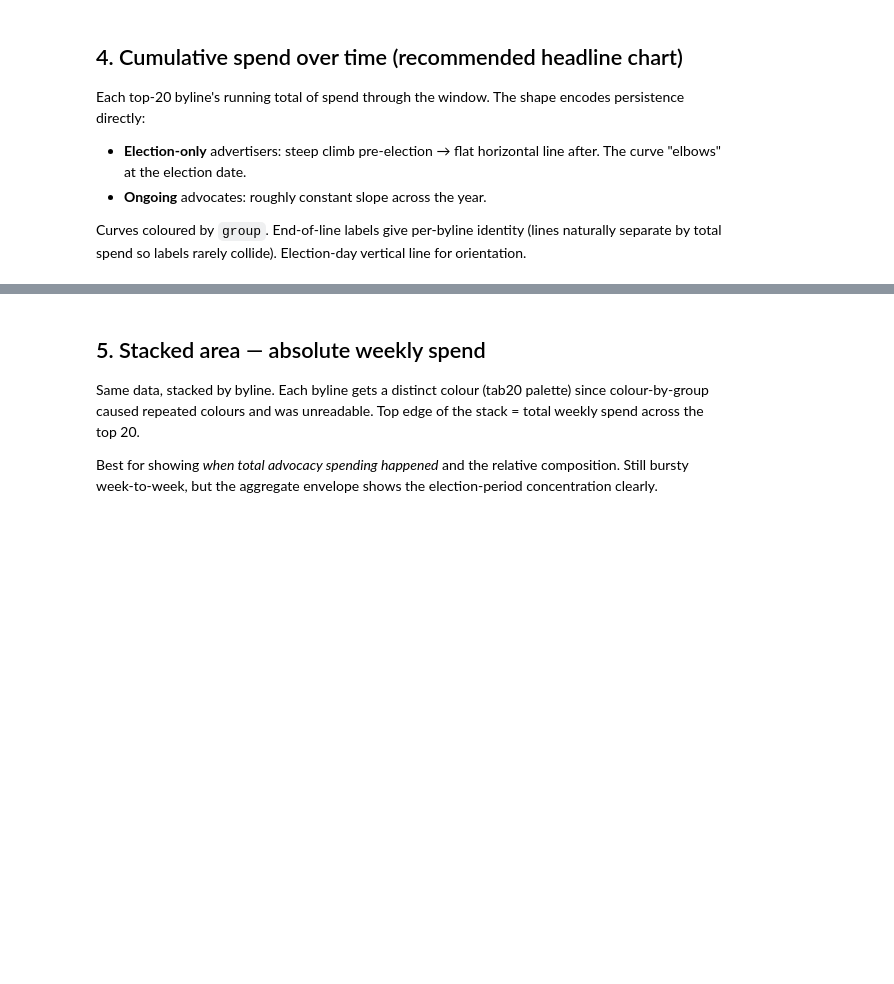
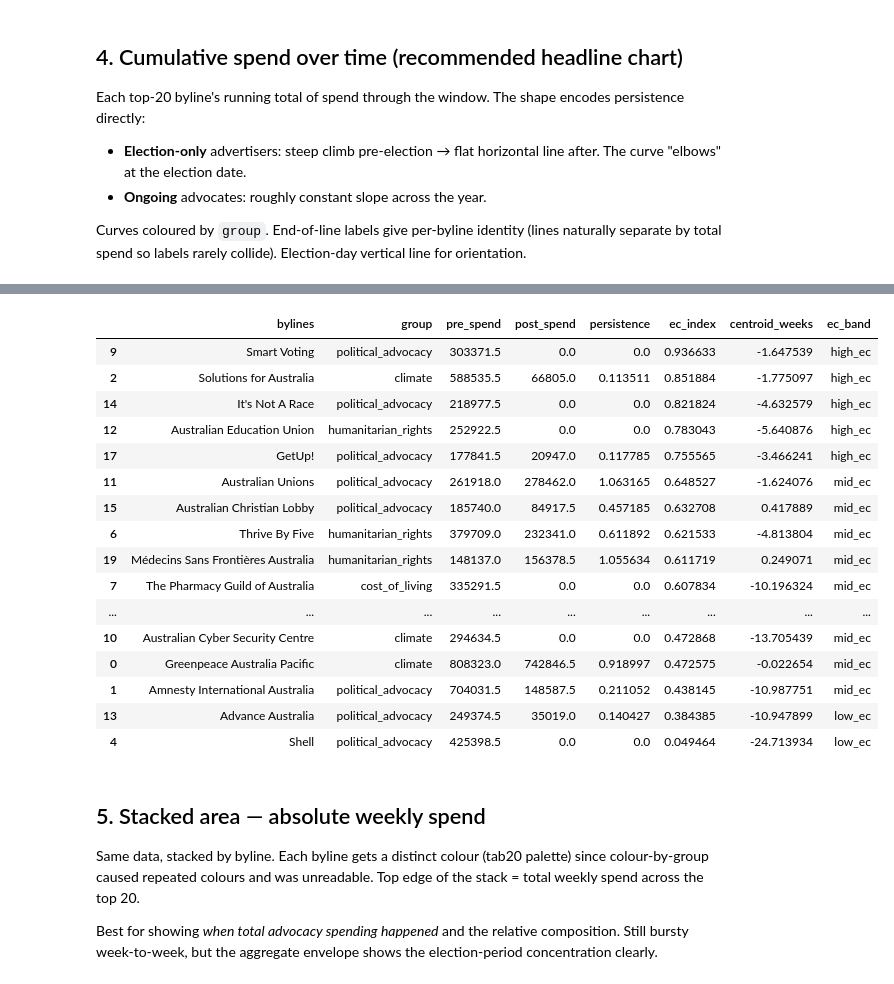
Before and after one commit to stuliveshere/FB_API, a Jupyter notebook: notebooks/05_election_spenders.ipynb, the cells around one changed output, grey strips where cells are left out. Cells and saved outputs as stored; diff of their text form; code cells hidden in the pictures; blank space fills up the shorter version.

```diff
--- a/notebooks/05_election_spenders.ipynb
+++ b/notebooks/05_election_spenders.ipynb
@@ -195,57 +228,58 @@ Binary pre/post persistence has one failure mode — *off-campaign one-offs* lik
 # %%
 import numpy as np
 
-HALF_WIDTH_WEEKS = 26   # triangle window: 0 at edges, 1 at election
+HALF_WIDTH_WEEKS = 26   # triangle from 0 at window edges to 1 at election
 
-# Reuse the `weekly` DataFrame from cell 9. Add triangle weights for EC index.
+# Reuse the `weekly` DataFrame from cell 9. Add triangle weights.
 weekly['weeks_from_election'] = (weekly['week'] - ELECTION_DATE).dt.days / 7
 weekly['weight'] = np.clip(
     1.0 - np.abs(weekly['weeks_from_election']) / HALF_WIDTH_WEEKS,
     a_min=0.0, a_max=None,
 )
 weekly['weighted_spend'] = weekly['weight'] * weekly['spend']
 
 # Per-byline EC index and weighted-mean week-from-election (centroid).
 ec_calc = (weekly.groupby('bylines')
     .apply(lambda x: pd.Series({
         'ec_index':       (x['weighted_spend'].sum() / x['spend'].sum()) if x['spend'].sum() > 0 else 0.0,
         'centroid_weeks': (x['weeks_from_election'] * x['spend']).sum() / x['spend'].sum() if x['spend'].sum() > 0 else 0.0,
     }))
     .reset_index())
 
 top20 = top20.merge(ec_calc, on='bylines', how='left')
 
-# Drop the old persistence-only `band` column if it's still there from cell 7.
-if 'band' in top20.columns:
-    top20 = top20.drop(columns=['band'])
-if 'ec_band' in top20.columns:
-    top20 = top20.drop(columns=['ec_band'])
-
-# Combined band classifier — persistence as primary signal, centroid as off-campaign override.
-CENTROID_WINDOW = 16   # weeks. Beyond this from election → off-campaign
-
-def classify(row):
-    p = row['persistence'] if pd.notna(row['persistence']) else 0.0
-    c = abs(row['centroid_weeks']) if pd.notna(row['centroid_weeks']) else 0.0
-    if p < 0.2 and c > CENTROID_WINDOW:
-        return 'off_campaign'
-    if p < 0.2:
-        return 'election_only'
-    if p > 0.8:
-        return 'ongoing'
-    return 'transitional'
-
-top20['band'] = top20.apply(classify, axis=1)
-top20['band'] = pd.Categorical(
-    top20['band'],
-    categories=['election_only', 'transitional', 'ongoing', 'off_campaign'],
-    ordered=True,
+# EC bands anchored to the uniform baseline (0.5).
+#   high_ec (> 0.65): clearly more concentrated than uniform → election-driven PAC-style
+#   mid_ec  (0.4 – 0.65): around the uniform baseline → distributed / mixed
+#   low_ec  (< 0.4): less concentrated near election than uniform → off-campaign / pre-campaign
+top20['ec_band'] = pd.cut(
+    top20['ec_index'].fillna(0),
+    bins=[-0.001, 0.4, 0.65, 1.001],
+    labels=['low_ec', 'mid_ec', 'high_ec']
 )
 
-# Display table — primary sort by band, secondary by total spend descending.
+# Display sorted by EC index (most election-concentrated at top).
 display_cols = ['bylines', 'group', 'pre_spend', 'post_spend',
-                'persistence', 'ec_index', 'centroid_weeks', 'band']
-top20.sort_values(['band', 'total_spend'], ascending=[True, False])[display_cols]
+                'persistence', 'ec_index', 'centroid_weeks', 'ec_band']
+top20.sort_values('ec_index', ascending=False)[display_cols]
+# %% [output]
+|  | bylines | group | pre_spend | post_spend | persistence | ec_index | centroid_weeks | ec_band |
+| 9 | Smart Voting | political_advocacy | 303371.5 | 0.0 | 0.0 | 0.936633 | -1.647539 | high_ec |
+| 2 | Solutions for Australia | climate | 588535.5 | 66805.0 | 0.113511 | 0.851884 | -1.775097 | high_ec |
+| 14 | It's Not A Race | political_advocacy | 218977.5 | 0.0 | 0.0 | 0.821824 | -4.632579 | high_ec |
+| 12 | Australian Education Union | humanitarian_rights | 252922.5 | 0.0 | 0.0 | 0.783043 | -5.640876 | high_ec |
+| 17 | GetUp! | political_advocacy | 177841.5 | 20947.0 | 0.117785 | 0.755565 | -3.466241 | high_ec |
+| 11 | Australian Unions | political_advocacy | 261918.0 | 278462.0 | 1.063165 | 0.648527 | -1.624076 | mid_ec |
+| 15 | Australian Christian Lobby | political_advocacy | 185740.0 | 84917.5 | 0.457185 | 0.632708 | 0.417889 | mid_ec |
+| 6 | Thrive By Five | humanitarian_rights | 379709.0 | 232341.0 | 0.611892 | 0.621533 | -4.813804 | mid_ec |
+| 19 | Médecins Sans Frontières Australia | humanitarian_rights | 148137.0 | 156378.5 | 1.055634 | 0.611719 | 0.249071 | mid_ec |
+| 7 | The Pharmacy Guild of Australia | cost_of_living | 335291.5 | 0.0 | 0.0 | 0.607834 | -10.196324 | mid_ec |
+| ... | ... | ... | ... | ... | ... | ... | ... | ... |
+| 10 | Australian Cyber Security Centre | climate | 294634.5 | 0.0 | 0.0 | 0.472868 | -13.705439 | mid_ec |
+| 0 | Greenpeace Australia Pacific | climate | 808323.0 | 742846.5 | 0.918997 | 0.472575 | -0.022654 | mid_ec |
+| 1 | Amnesty International Australia | political_advocacy | 704031.5 | 148587.5 | 0.211052 | 0.438145 | -10.987751 | mid_ec |
+| 13 | Advance Australia | political_advocacy | 249374.5 | 35019.0 | 0.140427 | 0.384385 | -10.947899 | low_ec |
+| 4 | Shell | political_advocacy | 425398.5 | 0.0 | 0.0 | 0.049464 | -24.713934 | low_ec |
 # %% [markdown]
 ## 5. Stacked area — absolute weekly spend
 
```
Also changed, not shown: parts of 19 cells of this notebook.
